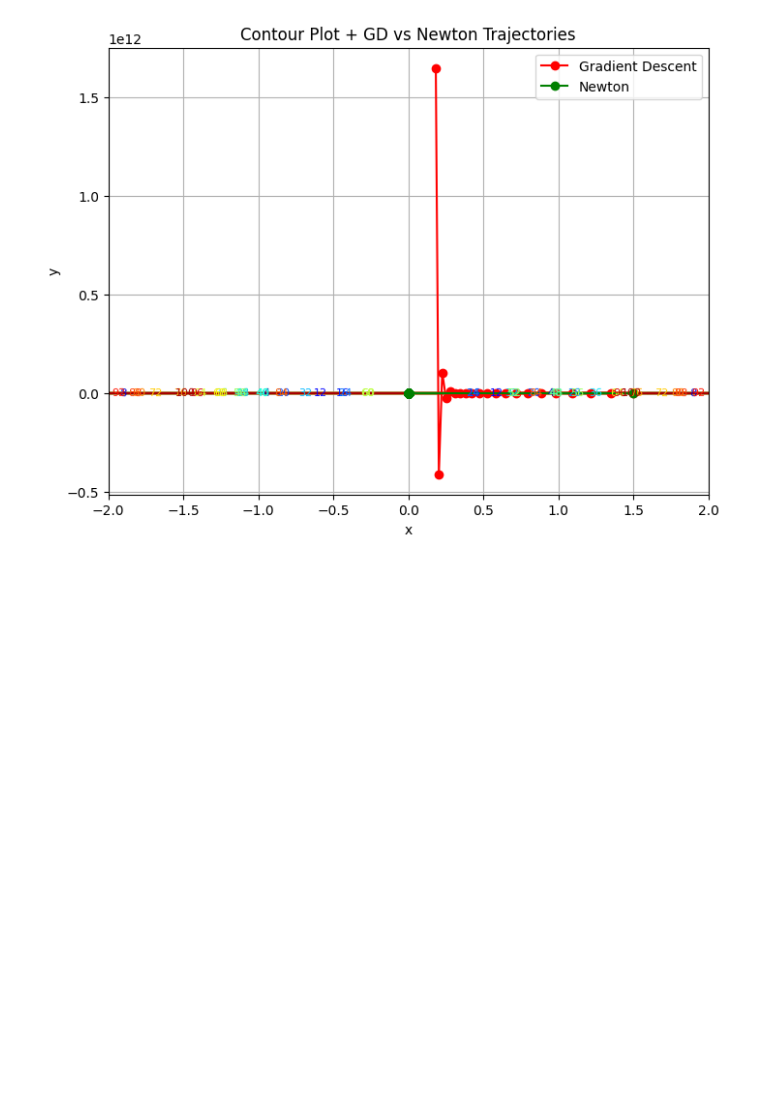
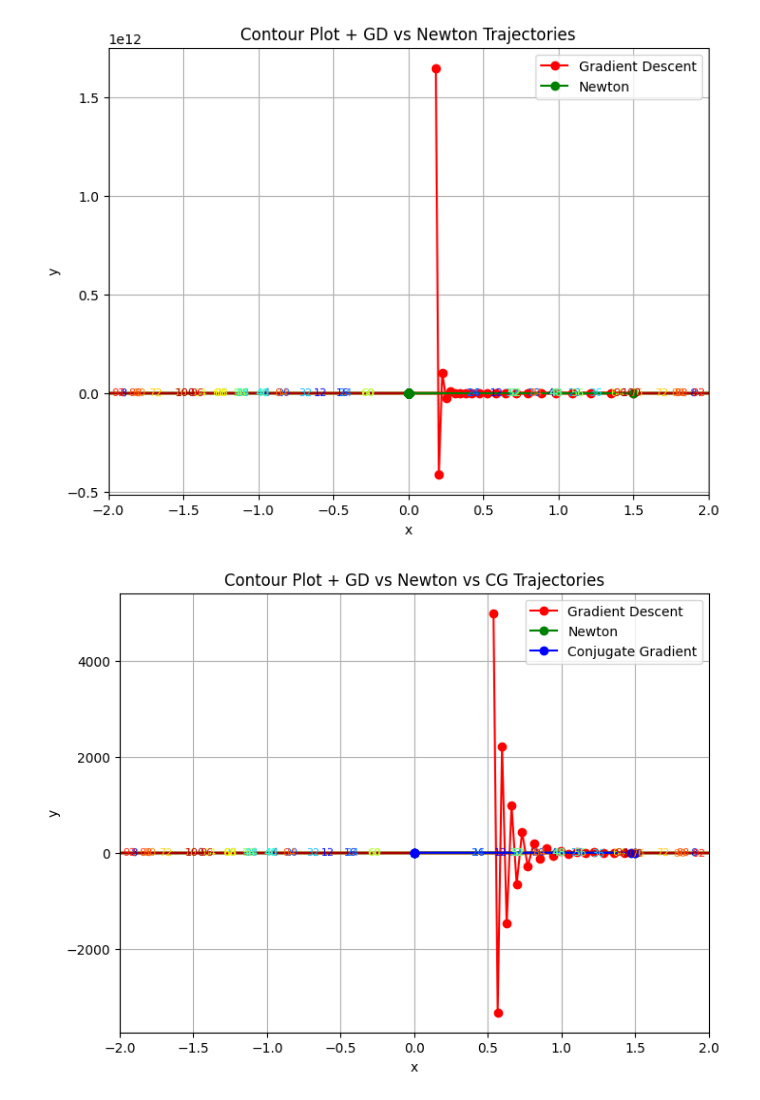
Before and after one commit to Rezarsa82/geometry_of_learning, a Jupyter notebook: main.ipynb, the cells around one changed output. Saved outputs shown, nothing was run; the diff lists cells and outputs as text; code cells hidden in the pictures; blank space fills up the shorter version.

```diff
--- a/main.ipynb
+++ b/main.ipynb
@@ -105,3 +105,29 @@ def conjugate_gradient(theta0, iters):
         p = -r_new + beta * p
         r = r_new
     return np.array(path)
+# %%
+x = np.linspace(-2, 2, 400)
+y = np.linspace(-2, 2, 400)
+X, Y = np.meshgrid(x, y)
+Z = 0.5 * (H[0,0]*X**2 + H[1,1]*Y**2)
+
+plt.figure(figsize=(8, 6))
+contours = plt.contour(X, Y, Z, levels=30, cmap="jet")
+plt.clabel(contours, inline=True, fontsize=8)
+
+theta0 = np.array([1.5, 1.5])
+gd_path = gradient_descent(theta0, lr=0.05, iters=20)
+newton_path = newton_method(theta0, iters=3)
+cg_path = conjugate_gradient(theta0, iters=5)
+
+plt.plot(gd_path[:, 0], gd_path[:, 1], 'o-', color='red', label='Gradient Descent')
+plt.plot(newton_path[:, 0], newton_path[:, 1], 'o-', color='green', label='Newton')
+plt.plot(cg_path[:, 0], cg_path[:, 1], 'o-', color='blue', label='Conjugate Gradient')
+plt.title("Contour Plot + GD vs Newton vs CG Trajectories")
+plt.xlabel("x")
+plt.ylabel("y")
+plt.legend()
+plt.grid(True)
+plt.show()
+# %% [output]
+[figure, added]
```
